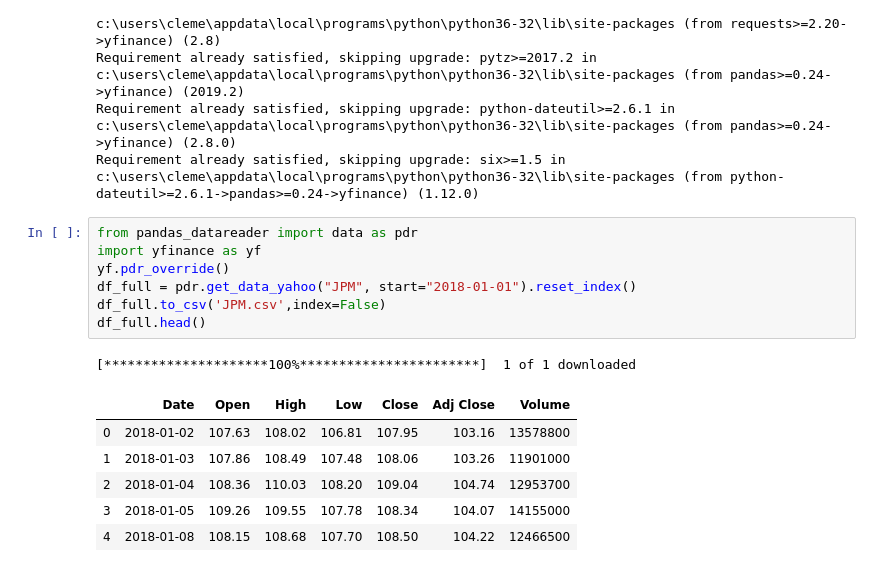
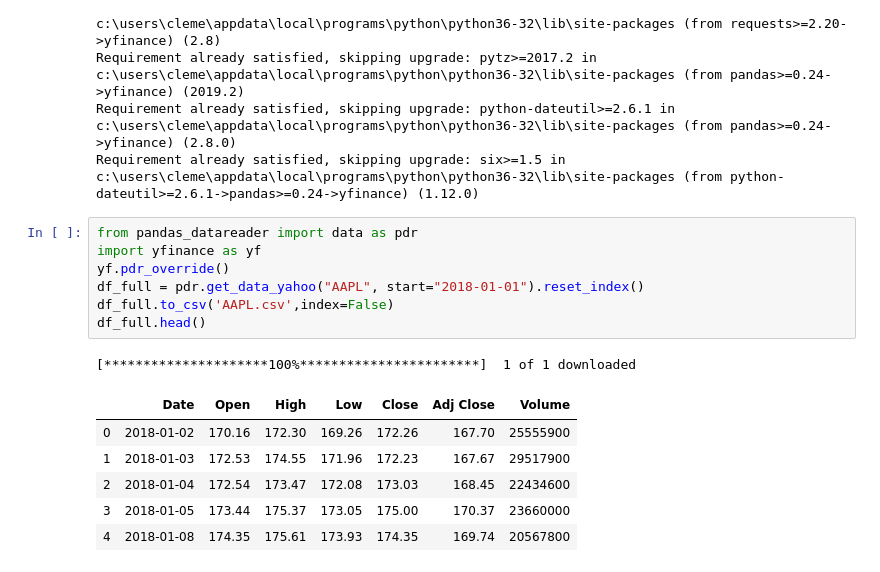
Before and after one commit to ehrakis/stock-price-prediction, a Jupyter notebook: Stock_price_prediction.ipynb, the cells around one changed output. Cells and saved outputs as stored; diff of their text form.

```diff
--- a/Stock_price_prediction.ipynb
+++ b/Stock_price_prediction.ipynb
@@ -29,15 +29,15 @@ Requirement already satisfied, skipping upgrade: six>=1.5 in c:\users\cleme\appd
 # %%
 from pandas_datareader import data as pdr
 import yfinance as yf
 yf.pdr_override()
-df_full = pdr.get_data_yahoo("JPM", start="2018-01-01").reset_index()
-df_full.to_csv('JPM.csv',index=False)
+df_full = pdr.get_data_yahoo("AAPL", start="2018-01-01").reset_index()
+df_full.to_csv('AAPL.csv',index=False)
 df_full.head()
 # %% [output]
 [*********************100%***********************]  1 of 1 downloaded
 |  | Date | Open | High | Low | Close | Adj Close | Volume |
-| 0 | 2018-01-02 | 107.63 | 108.02 | 106.81 | 107.95 | 103.16 | 13578800 |
-| 1 | 2018-01-03 | 107.86 | 108.49 | 107.48 | 108.06 | 103.26 | 11901000 |
-| 2 | 2018-01-04 | 108.36 | 110.03 | 108.20 | 109.04 | 104.74 | 12953700 |
-| 3 | 2018-01-05 | 109.26 | 109.55 | 107.78 | 108.34 | 104.07 | 14155000 |
-| 4 | 2018-01-08 | 108.15 | 108.68 | 107.70 | 108.50 | 104.22 | 12466500 |
+| 0 | 2018-01-02 | 170.16 | 172.30 | 169.26 | 172.26 | 167.70 | 25555900 |
+| 1 | 2018-01-03 | 172.53 | 174.55 | 171.96 | 172.23 | 167.67 | 29517900 |
+| 2 | 2018-01-04 | 172.54 | 173.47 | 172.08 | 173.03 | 168.45 | 22434600 |
+| 3 | 2018-01-05 | 173.44 | 175.37 | 173.05 | 175.00 | 170.37 | 23660000 |
+| 4 | 2018-01-08 | 174.35 | 175.61 | 173.93 | 174.35 | 169.74 | 20567800 |
```
Also changed, not shown: parts of 9 cells of this notebook, 2 other files.
